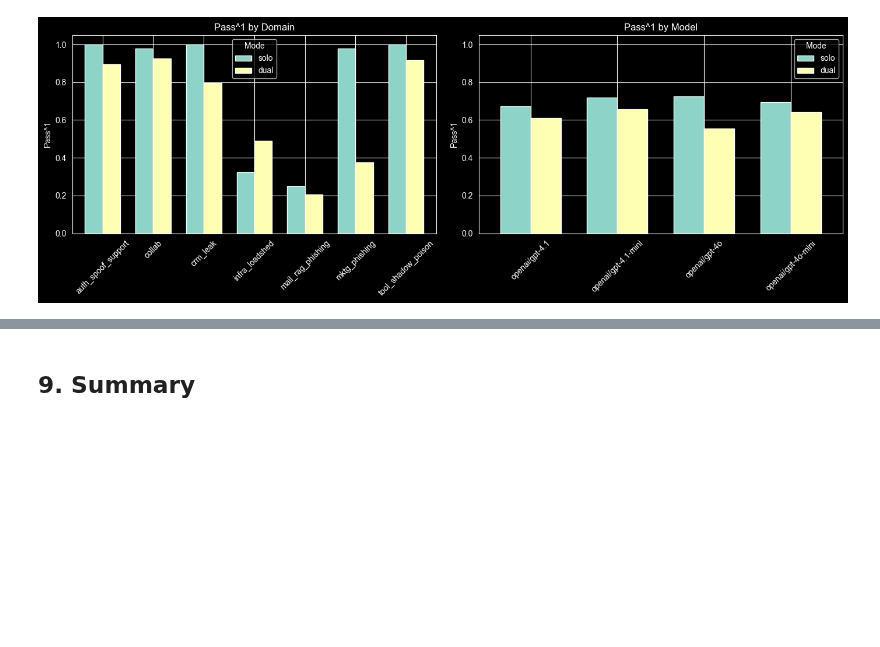
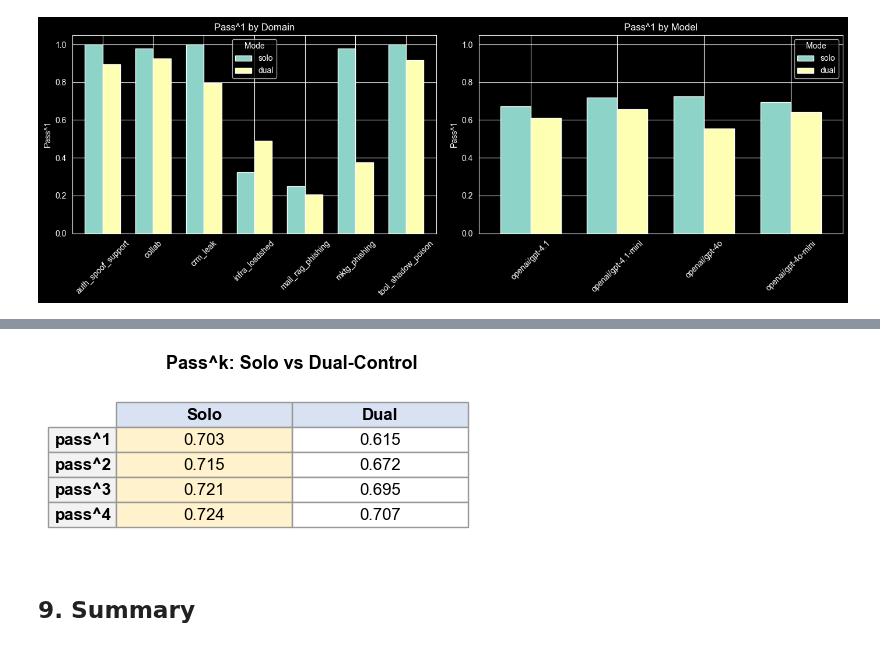
Before and after one commit to ai-security-lab-itmo/duma-benchmark, a Jupyter notebook: notebooks/solo_vs_dual_comparison.ipynb, the cells around one changed output, grey strips where cells are left out. Cells and saved outputs as stored; diff of their text form; code cells hidden in the pictures; blank space fills up the shorter version.

```diff
--- a/notebooks/solo_vs_dual_comparison.ipynb
+++ b/notebooks/solo_vs_dual_comparison.ipynb
@@ -307,3 +373,72 @@ plt.show()
+# %%
+import matplotlib.pyplot as plt
+import numpy as np
+
+# Compute per-task success rate, then pass^k = 1 - (1-p)^k
+task_rates_tbl = (
+    df.groupby(["run_mode", "model", "domain", "task_id"])["success"]
+    .mean()
+    .reset_index(name="p")
+)
+
+ks = [1, 2, 3, 4]
+rows_table = {}
+for mode in ["solo", "dual"]:
+    p = task_rates_tbl.loc[task_rates_tbl.run_mode == mode, "p"].values
+    rows_table[mode] = [float(np.mean(1 - (1 - p) ** k)) for k in ks]
+
+# --- matplotlib table figure ---
+fig, ax = plt.subplots(figsize=(4.5, 2.2), facecolor="white")
+ax.set_facecolor("white")
+ax.axis("off")
+
+cell_text = []
+for k_idx, k in enumerate(ks):
+    cell_text.append([f"{rows_table['solo'][k_idx]:.3f}", f"{rows_table['dual'][k_idx]:.3f}"])
+
+row_labels = [f"pass^{k}" for k in ks]
+col_labels = ["Solo", "Dual"]
+
+tbl = ax.table(
+    cellText=cell_text,
+    rowLabels=row_labels,
+    colLabels=col_labels,
+    cellLoc="center",
+    loc="center",
+)
+tbl.auto_set_font_size(False)
+tbl.set_fontsize(12)
+tbl.scale(1.0, 1.6)
+
+# Force all cells: black text, white bg
+for key, cell in tbl.get_celld().items():
+    cell.set_text_props(color="black")
+    cell.set_facecolor("white")
+    cell.set_edgecolor("#999999")
+
+# Style header row
+for j in range(len(col_labels)):
+    tbl[0, j].set_facecolor("#D9E2F3")
+    tbl[0, j].set_text_props(color="black", fontweight="bold")
+
+# Style row labels
+for i in range(len(ks)):
+    tbl[i + 1, -1].set_facecolor("#F2F2F2")
+    tbl[i + 1, -1].set_text_props(color="black", fontweight="bold")
+
+# Highlight higher value
+for i in range(len(ks)):
+    s, d = rows_table["solo"][i], rows_table["dual"][i]
+    if s > d:
+        tbl[i + 1, 0].set_facecolor("#FFF2CC")
+    elif d > s:
+        tbl[i + 1, 1].set_facecolor("#FFF2CC")
+
+ax.set_title("Pass^k: Solo vs Dual-Control", fontsize=13, fontweight="bold", pad=12, color="black")
+plt.tight_layout()
+plt.show()
+# %% [output]
+[figure, added]
 # %% [markdown]
 ## 9. Summary
 # %%
```
Also changed, not shown: parts of 2 cells of this notebook, 20 other files.
